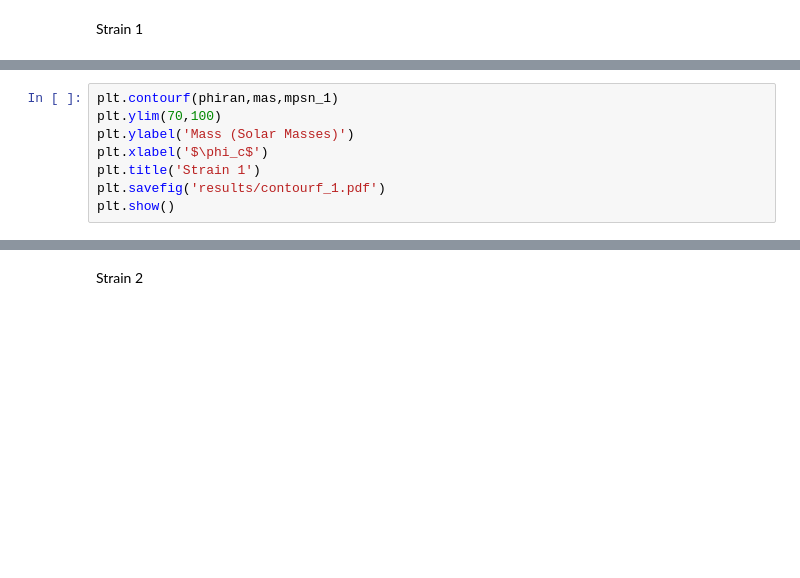
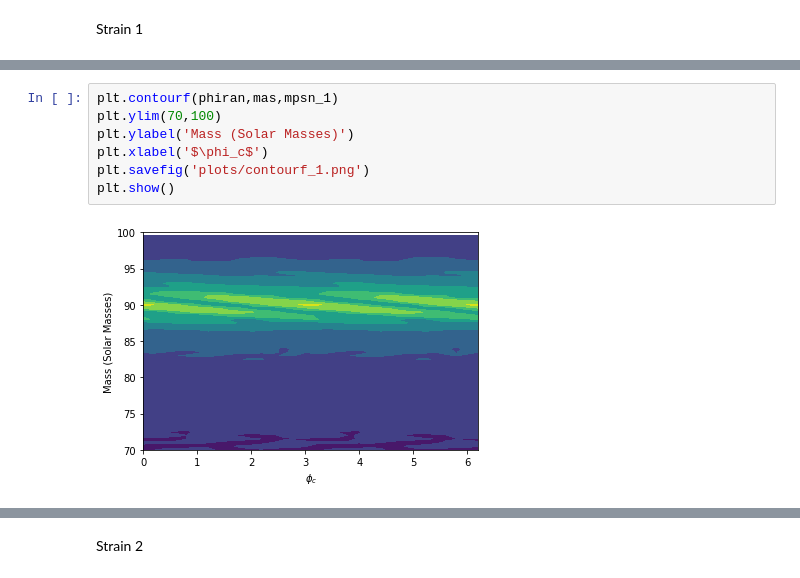
Before and after one commit to johnkou97/matched-filtering, a Jupyter notebook: meta-analysis.ipynb, the cells around one changed output, grey strips where cells are left out. Cells and saved outputs as stored; diff of their text form; blank space fills up the shorter version.

```diff
--- a/meta-analysis.ipynb
+++ b/meta-analysis.ipynb
@@ -49,10 +58,11 @@ plt.show()
 # %%
 plt.contourf(phiran,mas,mpsn_1)
 plt.ylim(70,100)
 plt.ylabel('Mass (Solar Masses)')
 plt.xlabel('$\phi_c$')
-plt.title('Strain 1')
-plt.savefig('results/contourf_1.pdf')
+plt.savefig('plots/contourf_1.png')
 plt.show()
+# %% [output]
+[figure, added]
 # %%
 plt.plot(time,tsn_1)
```
Also changed, not shown: parts of 18 cells of this notebook, 14 other files.
